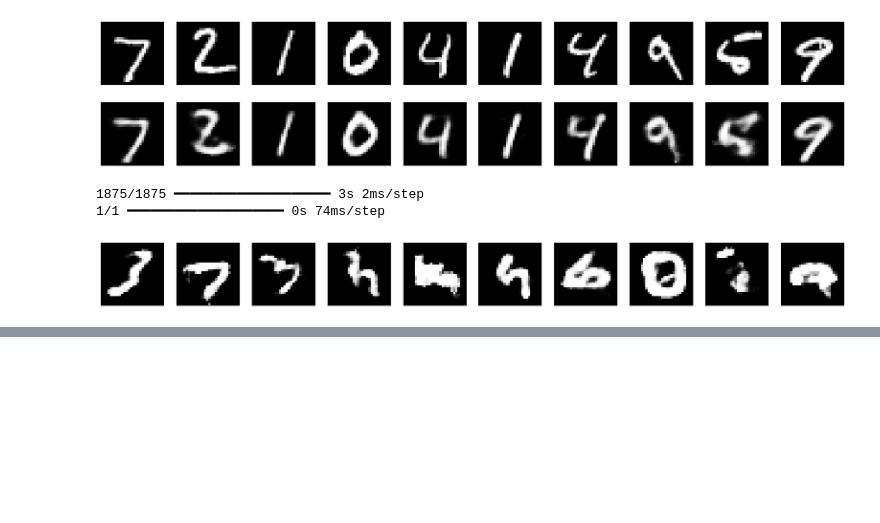
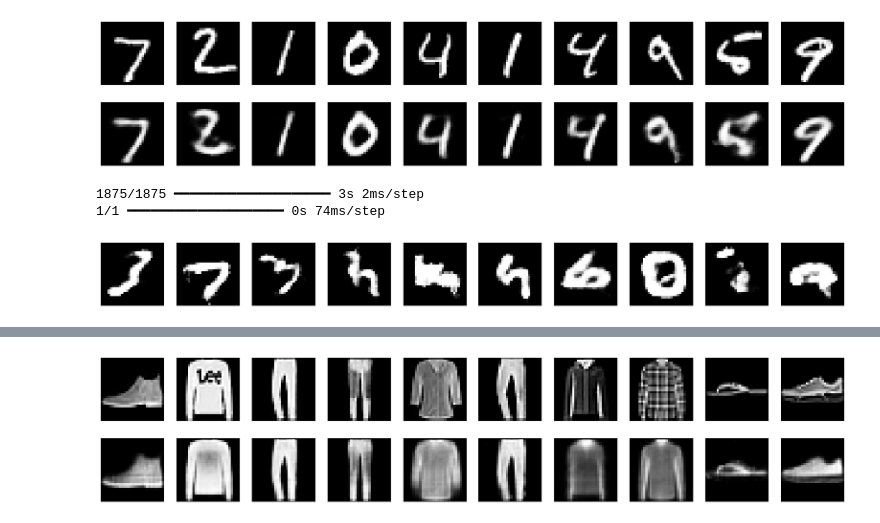
Before and after one commit to nadeemn/Deep-learning-series, a Jupyter notebook: autoencoder.ipynb, the cells around one changed output, grey strips where cells are left out. Saved outputs shown, nothing was run; the diff lists cells and outputs as text; code cells hidden in the pictures; blank space fills up the shorter version.

```diff
--- a/autoencoder.ipynb
+++ b/autoencoder.ipynb
@@ -130,0 +156,5 @@ generate_random_images(encoder, decoder)
+# %%
+f_decoded = layers.Dense(32, activation='relu')(f_code)
+f_decoded = layers.Dense(64, activation='relu')(f_decoded)
+f_decoded = layers.Dense(128, activation='relu')(f_decoded)
+f_output = layers.Dense(784, activation='sigmoid')(f_decoded)
@@ -130,0 +207,2 @@ generate_random_images(encoder, decoder)
+# %%
+decoded_fashion_imgs = fashion_autoencoder.predict(xtest)
@@ -130,0 +211,20 @@ generate_random_images(encoder, decoder)
+# %%
+n = 10  # Number of images to display
+plt.figure(figsize=(20, 4))
+for i in range(n):
+    # Display original
+    ax = plt.subplot(2, n, i + 1)
+    plt.imshow(xtest[i].reshape(28, 28))
+    plt.gray()
+    ax.get_xaxis().set_visible(False)
+    ax.get_yaxis().set_visible(False)
+
+    # Display reconstruction
+    ax = plt.subplot(2, n, i + 1 + n)
+    plt.imshow(decoded_fashion_imgs[i].reshape(28, 28))
+    plt.gray()
+    ax.get_xaxis().set_visible(False)
+    ax.get_yaxis().set_visible(False)
+plt.show()
+# %% [output]
+[figure, added]
```
Also changed, not shown: parts of 12 cells of this notebook.
